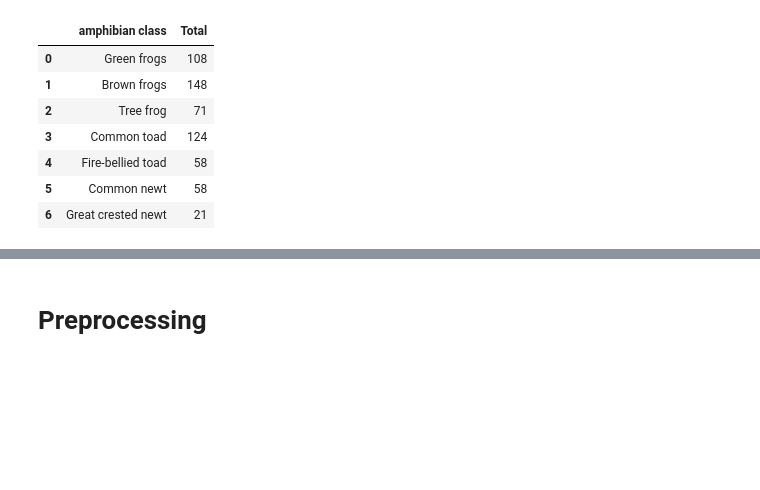
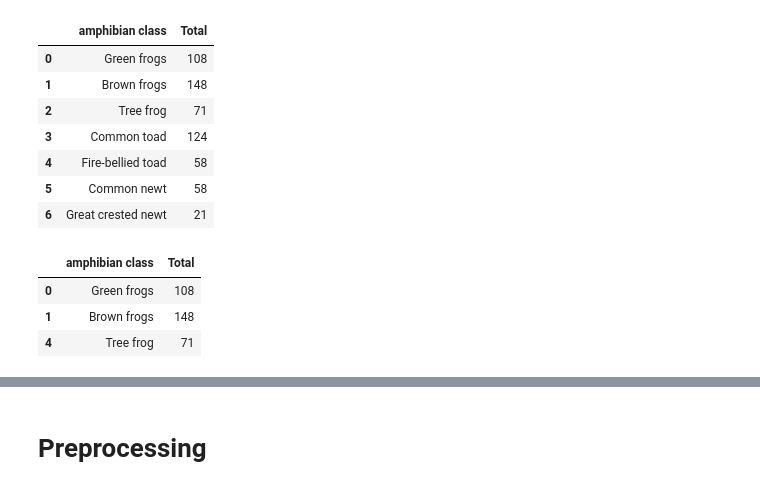
Before and after one commit to Renata-Thomazelli/amphibians, a Jupyter notebook: amphibians-Copy1.ipynb, the cells around one changed output, grey strips where cells are left out. Cells and saved outputs as stored; diff of their text form; code cells hidden in the pictures; blank space fills up the shorter version.

```diff
--- a/amphibians-Copy1.ipynb
+++ b/amphibians-Copy1.ipynb
@@ -396,3 +396,12 @@ amphibians_chart.set_index('amphibian class').reindex(['Green frogs','Brown frog
 | 4 | Fire-bellied toad | 58 |
 | 5 | Common newt | 58 |
 | 6 | Great crested newt | 21 |
+# %%
+testando = amphibians_chart.copy()
+frog = testando['amphibian class'].str.contains('frog') #seleting all class that refers to frogs
+testando.loc[frog]# having the number of each class with frogs
+# %% [output]
+|  | amphibian class | Total |
+| 0 | Green frogs | 108 |
+| 1 | Brown frogs | 148 |
+| 4 | Tree frog | 71 |
```
Also changed, not shown: parts of 12 cells of this notebook, 4 other files.
